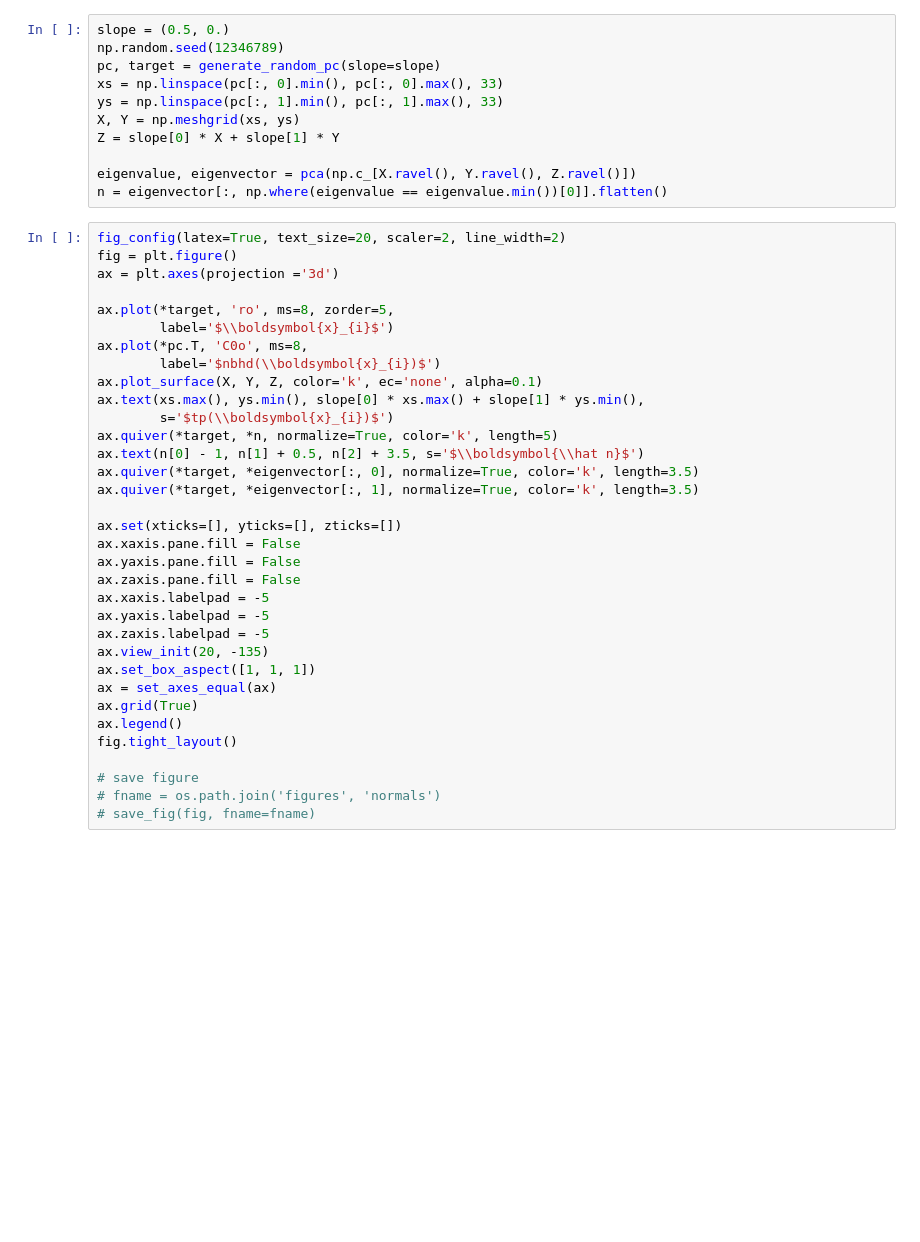
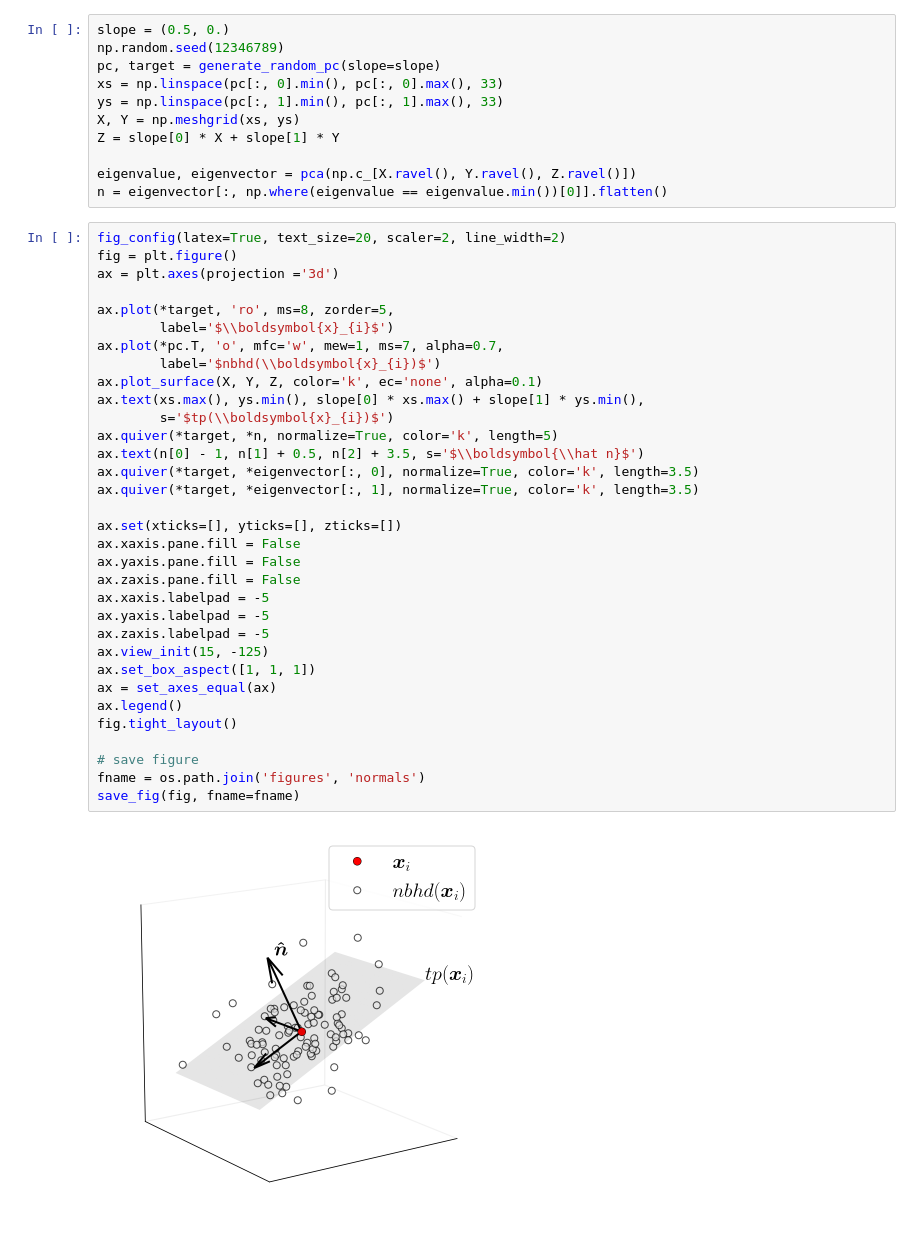
Before and after one commit to akapet00/EMF-exposure-analysis, a Jupyter notebook: playground/IEEE-J-ERM_paper/03_figure_normals.ipynb, the cells around one changed output. Saved outputs shown, nothing was run; the diff lists cells and outputs as text; blank space fills up the shorter version.

Commit message:
update spatial distribution of normals figure

```diff
--- a/playground/IEEE-J-ERM_paper/03_figure_normals.ipynb
+++ b/playground/IEEE-J-ERM_paper/03_figure_normals.ipynb
@@ -23,34 +23,35 @@ n = eigenvector[:, np.where(eigenvalue == eigenvalue.min())[0]].flatten()
 # %%
 fig_config(latex=True, text_size=20, scaler=2, line_width=2)
 fig = plt.figure()
 ax = plt.axes(projection ='3d')
 
 ax.plot(*target, 'ro', ms=8, zorder=5,
         label='$\\boldsymbol{x}_{i}$')
-ax.plot(*pc.T, 'C0o', ms=8,
+ax.plot(*pc.T, 'o', mfc='w', mew=1, ms=7, alpha=0.7,
         label='$nbhd(\\boldsymbol{x}_{i})$')
 ax.plot_surface(X, Y, Z, color='k', ec='none', alpha=0.1)
 ax.text(xs.max(), ys.min(), slope[0] * xs.max() + slope[1] * ys.min(),
         s='$tp(\\boldsymbol{x}_{i})$')
 ax.quiver(*target, *n, normalize=True, color='k', length=5)
 ax.text(n[0] - 1, n[1] + 0.5, n[2] + 3.5, s='$\\boldsymbol{\\hat n}$')
 ax.quiver(*target, *eigenvector[:, 0], normalize=True, color='k', length=3.5)
 ax.quiver(*target, *eigenvector[:, 1], normalize=True, color='k', length=3.5)
 
 ax.set(xticks=[], yticks=[], zticks=[])
 ax.xaxis.pane.fill = False
 ax.yaxis.pane.fill = False
 ax.zaxis.pane.fill = False
 ax.xaxis.labelpad = -5
 ax.yaxis.labelpad = -5
 ax.zaxis.labelpad = -5
-ax.view_init(20, -135)
+ax.view_init(15, -125)
 ax.set_box_aspect([1, 1, 1])
 ax = set_axes_equal(ax)
-ax.grid(True)
 ax.legend()
 fig.tight_layout()
 
 # save figure
-# fname = os.path.join('figures', 'normals')
-# save_fig(fig, fname=fname)
+fname = os.path.join('figures', 'normals')
+save_fig(fig, fname=fname)
+# %% [output]
+[figure, added]
```
Also changed, not shown: 1 other file.
